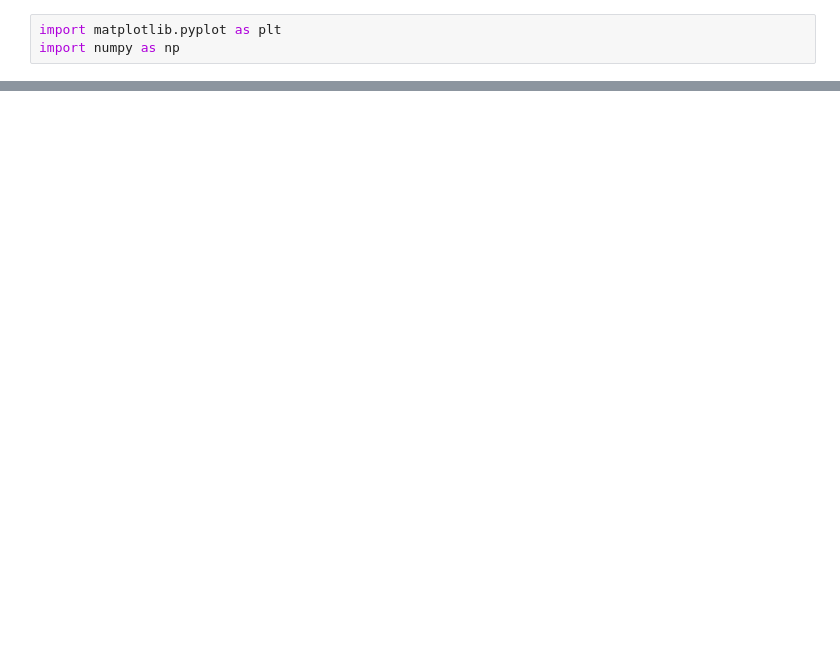
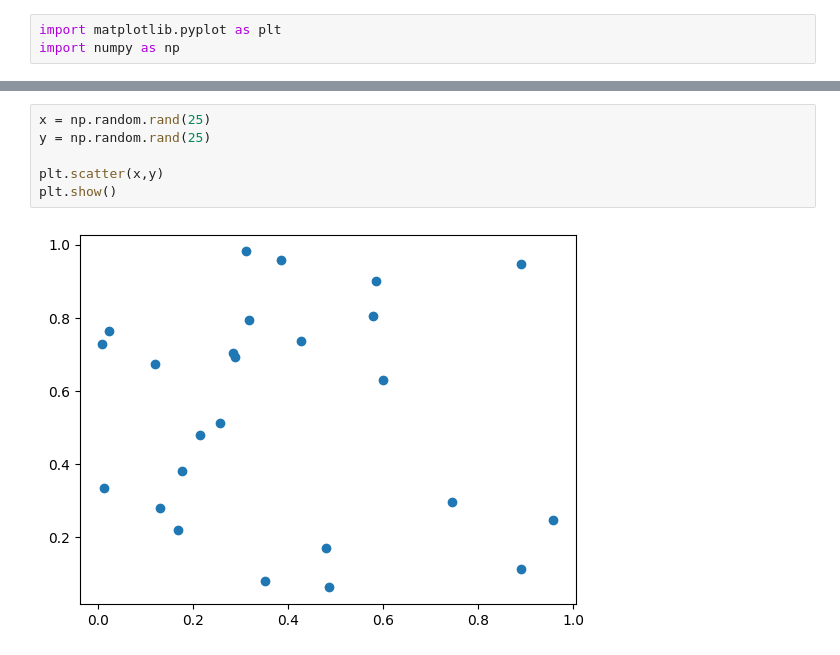
Before and after one commit to wavymejti/KursAI1, a Jupyter notebook: matplotlib_exercise.ipynb, the cells around one changed output, grey strips where cells are left out. Saved outputs shown, nothing was run; the diff lists cells and outputs as text; blank space fills up the shorter version.

```diff
--- a/matplotlib_exercise.ipynb
+++ b/matplotlib_exercise.ipynb
@@ -19,0 +37,8 @@ plt.show()
+# %%
+x = np.random.rand(25)
+y = np.random.rand(25)
+
+plt.scatter(x,y)
+plt.show()
+# %% [output]
+[figure, added]
```
Also changed, not shown: parts of 3 cells of this notebook.
